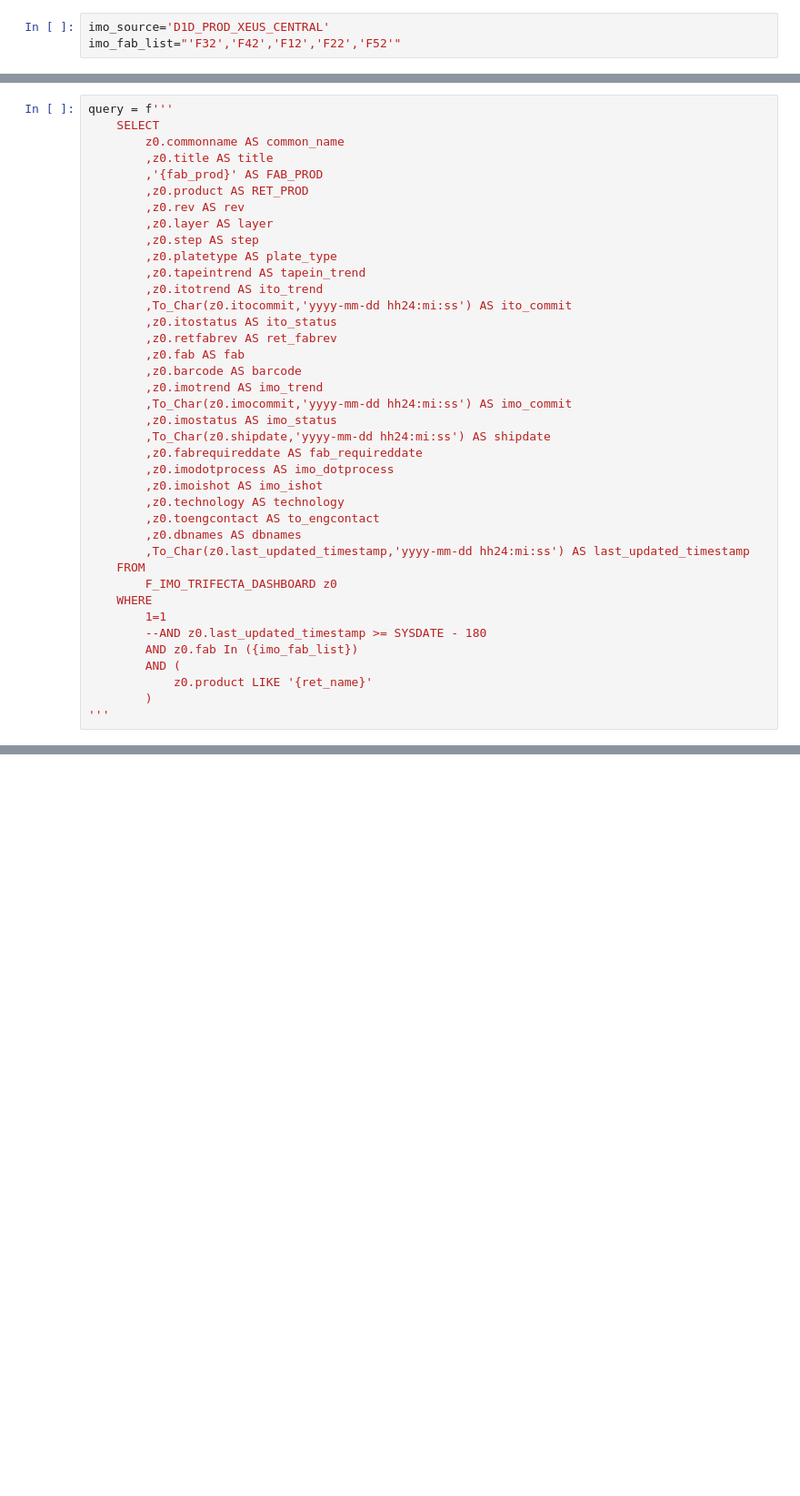
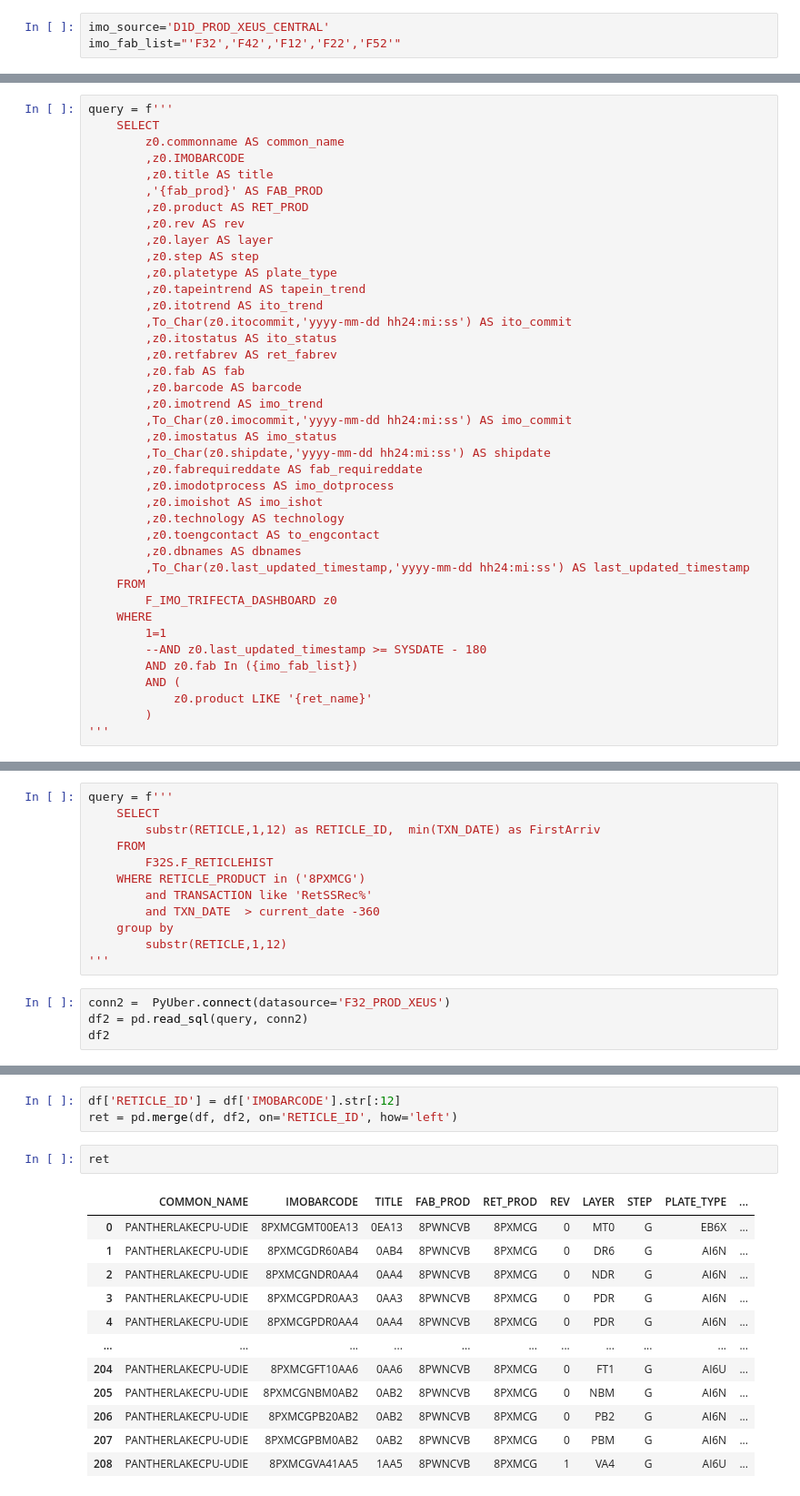
Before and after one commit to dagarcia-pde/PAS_Graphs, a Jupyter notebook: reticle_test.ipynb, the cells around one changed output, grey strips where cells are left out. Shown: that part at 91% size. Cells and saved outputs as stored; diff of their text form; blank space fills up the shorter version.

```diff
--- a/reticle_test.ipynb
+++ b/reticle_test.ipynb
@@ -13,6 +13,7 @@ ret_name = '8PWNCB'
 query = f'''
     SELECT
         z0.commonname AS common_name
+        ,z0.IMOBARCODE
         ,z0.title AS title
         ,'{fab_prod}' AS FAB_PROD
         ,z0.product AS RET_PROD
@@ -68,0 +69,16 @@ df
+# %%
+query = f'''
+    SELECT
+        substr(RETICLE,1,12) as RETICLE_ID,  min(TXN_DATE) as FirstArriv
+    FROM
+        F32S.F_RETICLEHIST
+    WHERE RETICLE_PRODUCT in ('8PXMCG')
+        and TRANSACTION like 'RetSSRec%'
+        and TXN_DATE  > current_date -360
+    group by
+        substr(RETICLE,1,12)
+'''
+# %%
+conn2 =  PyUber.connect(datasource='F32_PROD_XEUS')
+df2 = pd.read_sql(query, conn2)
+df2
@@ -68,0 +99,18 @@ df
+# %%
+df['RETICLE_ID'] = df['IMOBARCODE'].str[:12]
+ret = pd.merge(df, df2, on='RETICLE_ID', how='left')
+# %%
+ret
+# %% [output]
+|  | COMMON_NAME | IMOBARCODE | TITLE | FAB_PROD | RET_PROD | REV | LAYER | STEP | PLATE_TYPE | ... |
+| 0 | PANTHERLAKECPU-UDIE | 8PXMCGMT00EA13 | 0EA13 | 8PWNCVB | 8PXMCG | 0 | MT0 | G | EB6X | ... |
+| 1 | PANTHERLAKECPU-UDIE | 8PXMCGDR60AB4 | 0AB4 | 8PWNCVB | 8PXMCG | 0 | DR6 | G | AI6N | ... |
+| 2 | PANTHERLAKECPU-UDIE | 8PXMCGNDR0AA4 | 0AA4 | 8PWNCVB | 8PXMCG | 0 | NDR | G | AI6N | ... |
+| 3 | PANTHERLAKECPU-UDIE | 8PXMCGPDR0AA3 | 0AA3 | 8PWNCVB | 8PXMCG | 0 | PDR | G | AI6N | ... |
+| 4 | PANTHERLAKECPU-UDIE | 8PXMCGPDR0AA4 | 0AA4 | 8PWNCVB | 8PXMCG | 0 | PDR | G | AI6N | ... |
+| ... | ... | ... | ... | ... | ... | ... | ... | ... | ... | ... |
+| 204 | PANTHERLAKECPU-UDIE | 8PXMCGFT10AA6 | 0AA6 | 8PWNCVB | 8PXMCG | 0 | FT1 | G | AI6U | ... |
+| 205 | PANTHERLAKECPU-UDIE | 8PXMCGNBM0AB2 | 0AB2 | 8PWNCVB | 8PXMCG | 0 | NBM | G | AI6N | ... |
+| 206 | PANTHERLAKECPU-UDIE | 8PXMCGPB20AB2 | 0AB2 | 8PWNCVB | 8PXMCG | 0 | PB2 | G | AI6N | ... |
+| 207 | PANTHERLAKECPU-UDIE | 8PXMCGPBM0AB2 | 0AB2 | 8PWNCVB | 8PXMCG | 0 | PBM | G | AI6N | ... |
+| 208 | PANTHERLAKECPU-UDIE | 8PXMCGVA41AA5 | 1AA5 | 8PWNCVB | 8PXMCG | 1 | VA4 | G | AI6U | ... |
```
Also changed, not shown: parts of 6 cells of this notebook, 3 other files.
